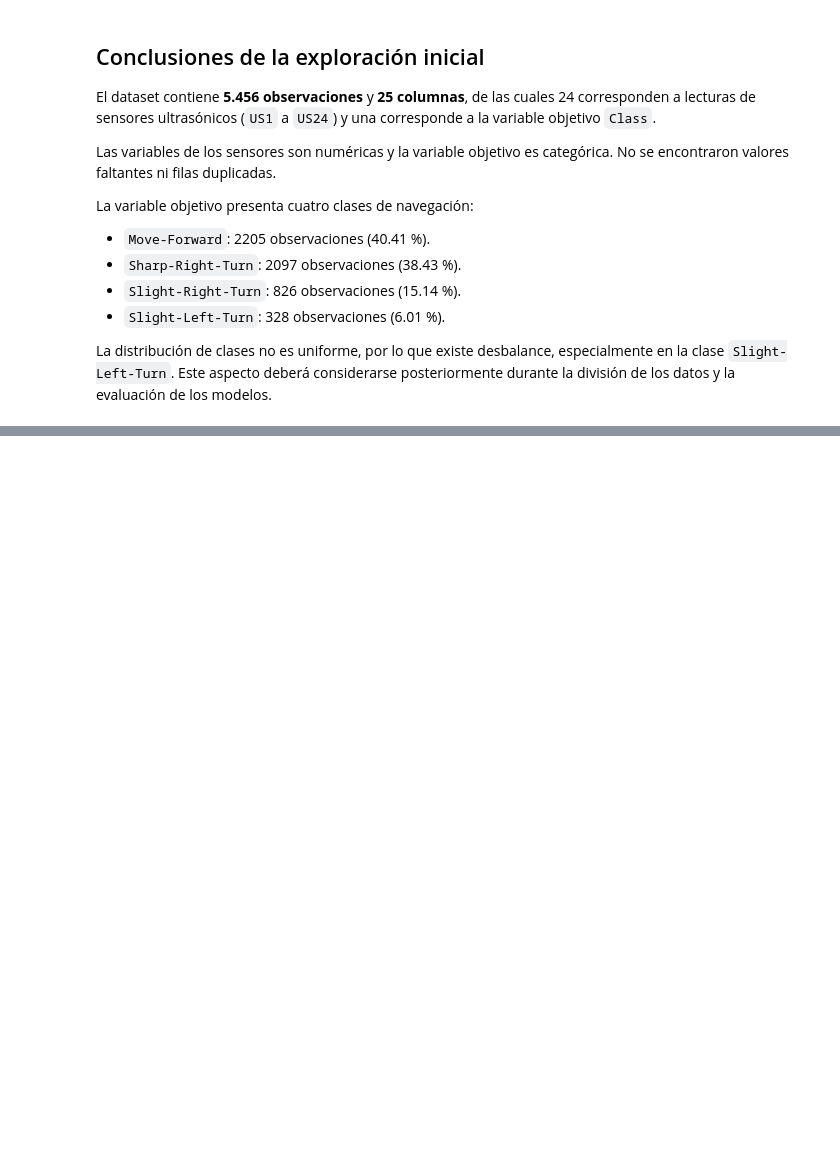
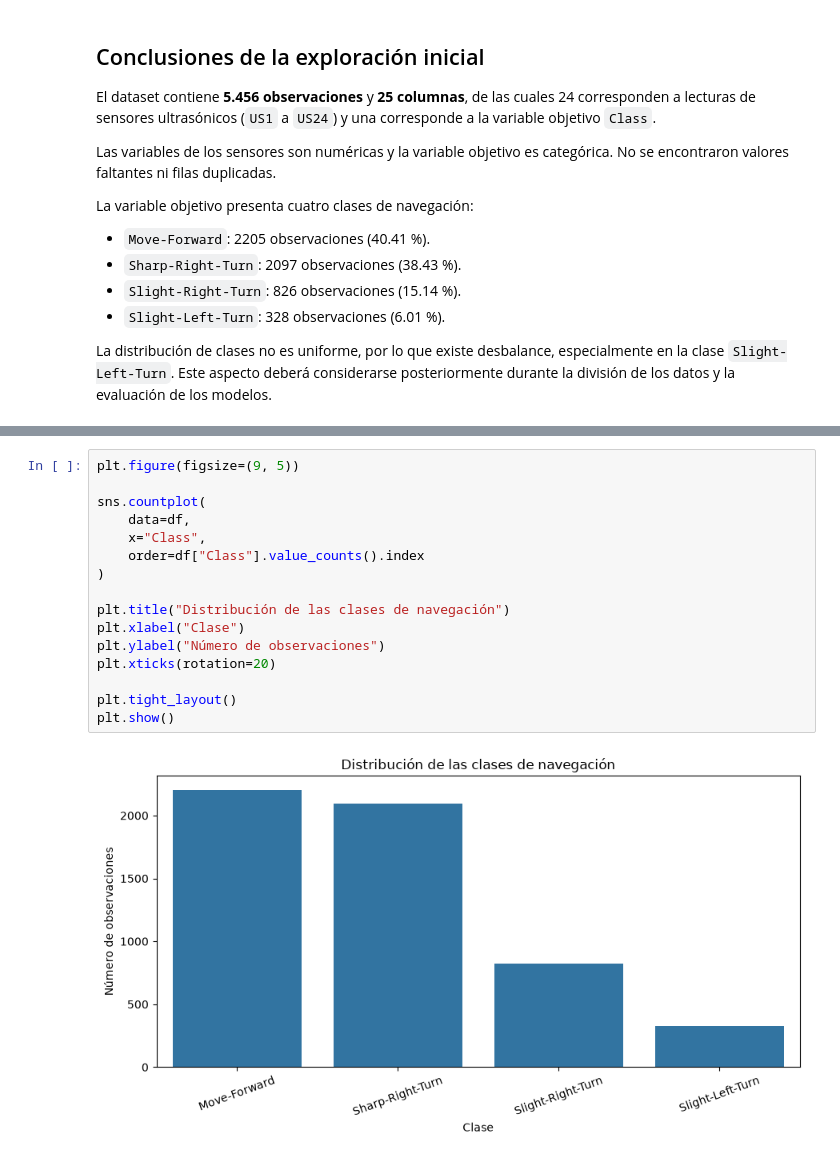
Before and after one commit to cristian-zurita/ml-practica1-zurita, a Jupyter notebook: notebooks/01_eda.ipynb, the cells around one changed output, grey strips where cells are left out. Drawn from its saved outputs; the diff is of its cells as text; blank space fills up the shorter version.

Commit message:
Clase 3: completa EDA y genera resumen estructurado

```diff
--- a/notebooks/01_eda.ipynb
+++ b/notebooks/01_eda.ipynb
@@ -220,0 +414,18 @@ posteriormente durante la división de los datos y la evaluación de los modelos
+# %%
+plt.figure(figsize=(9, 5))
+
+sns.countplot(
+    data=df,
+    x="Class",
+    order=df["Class"].value_counts().index
+)
+
+plt.title("Distribución de las clases de navegación")
+plt.xlabel("Clase")
+plt.ylabel("Número de observaciones")
+plt.xticks(rotation=20)
+
+plt.tight_layout()
+plt.show()
+# %% [output]
+[figure, added]
```
Also changed, not shown: parts of 18 cells of this notebook, 2 other files.
